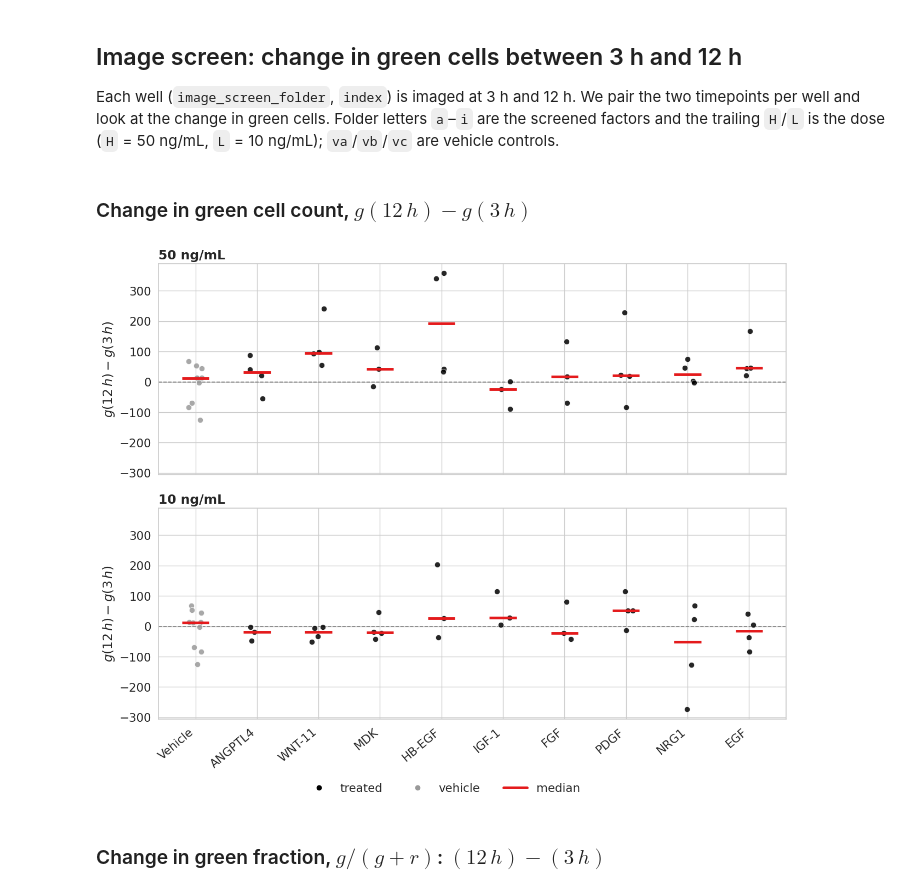
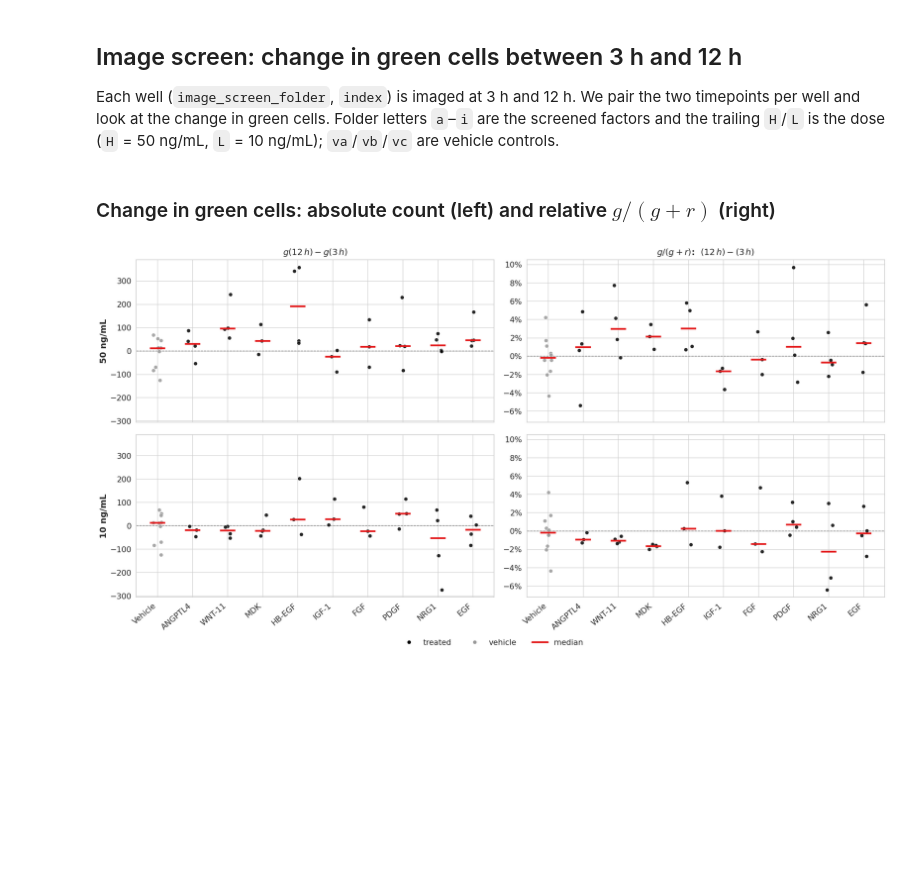
Before and after one commit to CaicedoLab/hbegf-epicardial-zebrafish-paper, a Jupyter notebook: notebooks/screen.ipynb, the cells around one changed output. Saved outputs shown, nothing was run; the diff lists cells and outputs as text; code cells hidden in the pictures; blank space fills up the shorter version.

Commit message:
single figure

```diff
--- a/notebooks/screen.ipynb
+++ b/notebooks/screen.ipynb
@@ -92,11 +105,9 @@ def jitter_median_plot(value_col, ylabel, savename, as_percent=False):
     fig.savefig(path2figs / savename, bbox_inches='tight')
     return fig
 # %% [markdown]
-### Change in green cell count, $g(12\,h) - g(3\,h)$
+### Change in green cells: absolute count (left) and relative $g/(g+r)$ (right)
 # %%
-jitter_median_plot('g_diff', r'$g(12\,h) - g(3\,h)$', 'screen_green_count_change.pdf')
+screen_figure('screen_green_change.pdf')
 plt.show()
 # %% [output]
-[figure, old version]
+[figure, new version]
-# %% [markdown]
-### Change in green fraction, $g/(g+r)$: $(12\,h) - (3\,h)$
```
Also changed, not shown: parts of 2 cells of this notebook.
